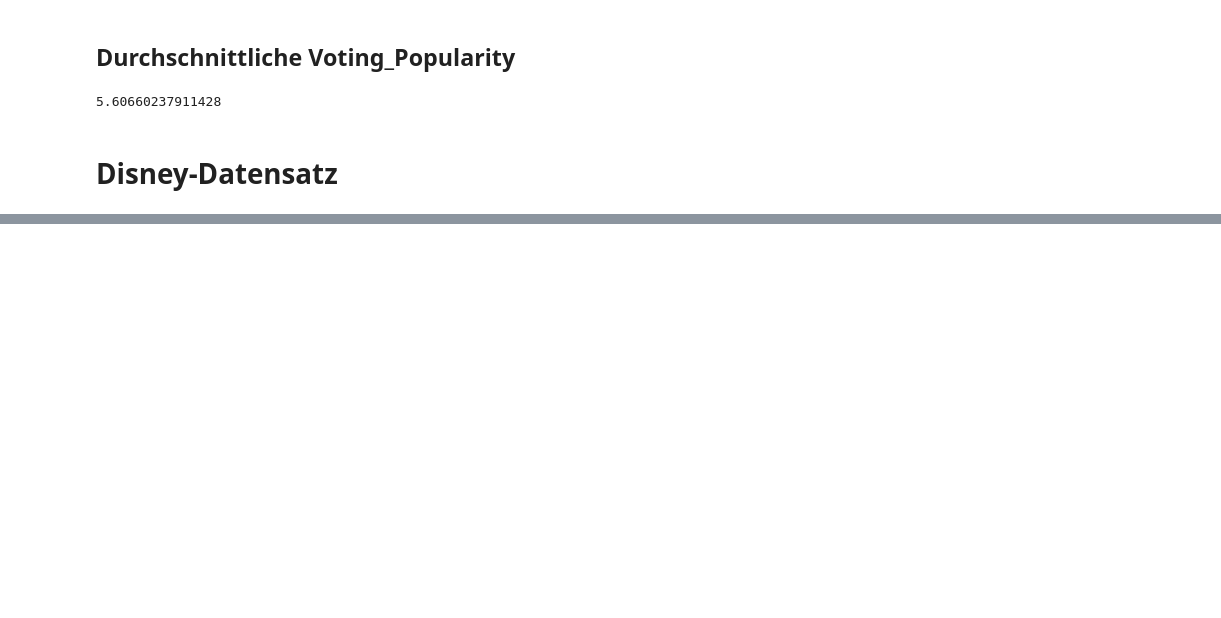
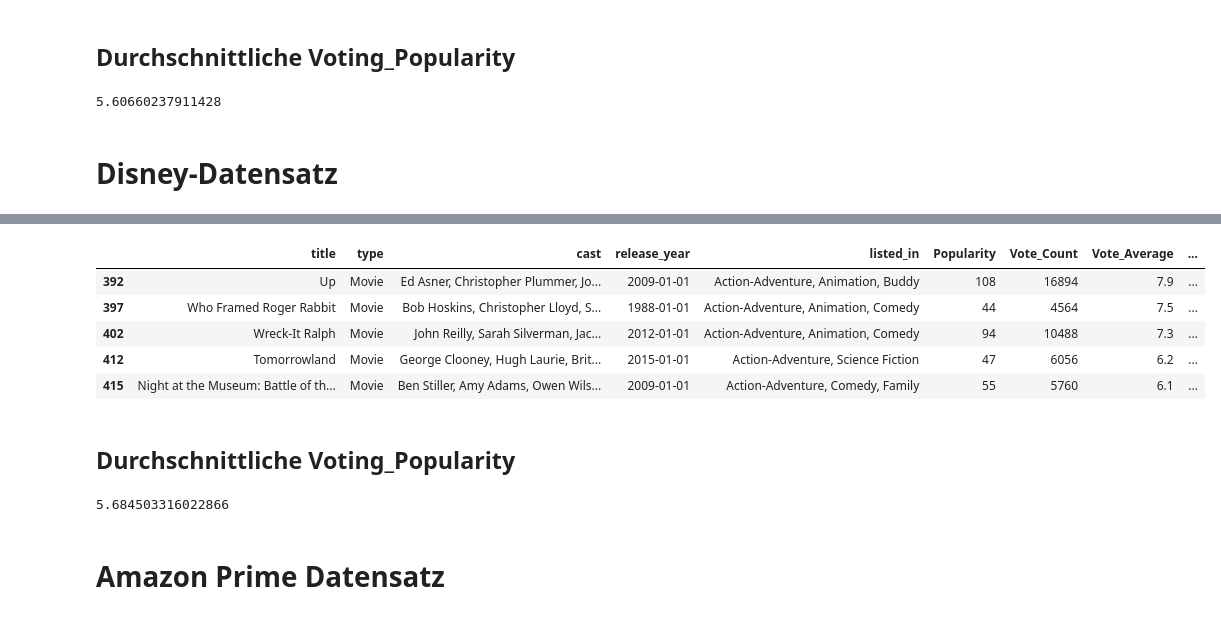
Before and after one commit to DataScience-DHBWKA/Data-Mining-Technos, a Jupyter notebook: FINAL.ipynb, the cells around one changed output, grey strips where cells are left out. Saved outputs shown, nothing was run; the diff lists cells and outputs as text; code cells hidden in the pictures; blank space fills up the shorter version.

```diff
--- a/FINAL.ipynb
+++ b/FINAL.ipynb
@@ -476,0 +585,17 @@ FileNotFoundError: [Errno 2] No such file or directory: './disney_plus_titles.cs
+# %%
+combined_dataframe_disney.tail()
+# %% [output]
+|  | title | type | cast | release_year | listed_in | Popularity | Vote_Count | Vote_Average | ... |
+| 392 | Up | Movie | Ed Asner, Christopher Plummer, Jo... | 2009-01-01 | Action-Adventure, Animation, Buddy | 108 | 16894 | 7.9 | ... |
+| 397 | Who Framed Roger Rabbit | Movie | Bob Hoskins, Christopher Lloyd, S... | 1988-01-01 | Action-Adventure, Animation, Comedy | 44 | 4564 | 7.5 | ... |
+| 402 | Wreck-It Ralph | Movie | John Reilly, Sarah Silverman, Jac... | 2012-01-01 | Action-Adventure, Animation, Comedy | 94 | 10488 | 7.3 | ... |
+| 412 | Tomorrowland | Movie | George Clooney, Hugh Laurie, Brit... | 2015-01-01 | Action-Adventure, Science Fiction | 47 | 6056 | 6.2 | ... |
+| 415 | Night at the Museum: Battle of th... | Movie | Ben Stiller, Amy Adams, Owen Wils... | 2009-01-01 | Action-Adventure, Comedy, Family | 55 | 5760 | 6.1 | ... |
+# %% [markdown]
+## Durchschnittliche Voting_Popularity
+# %%
+print(combined_dataframe_disney['Voting_Popularity'].mean())
+# %% [output]
+5.684503316022866
+# %% [markdown]
+# Amazon Prime Datensatz
```
Also changed, not shown: parts of 29 cells of this notebook.
